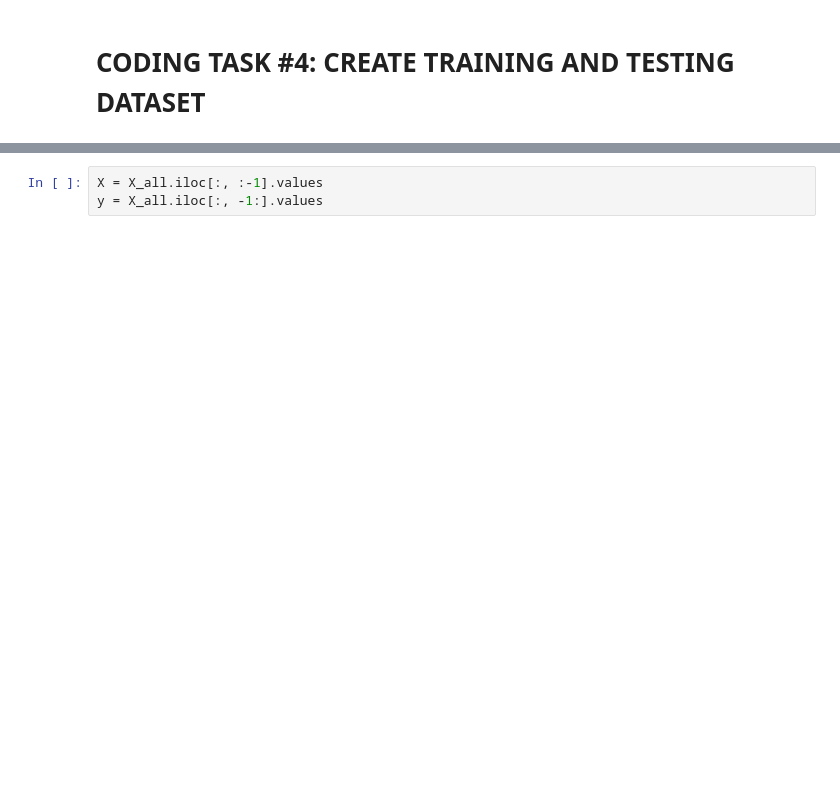
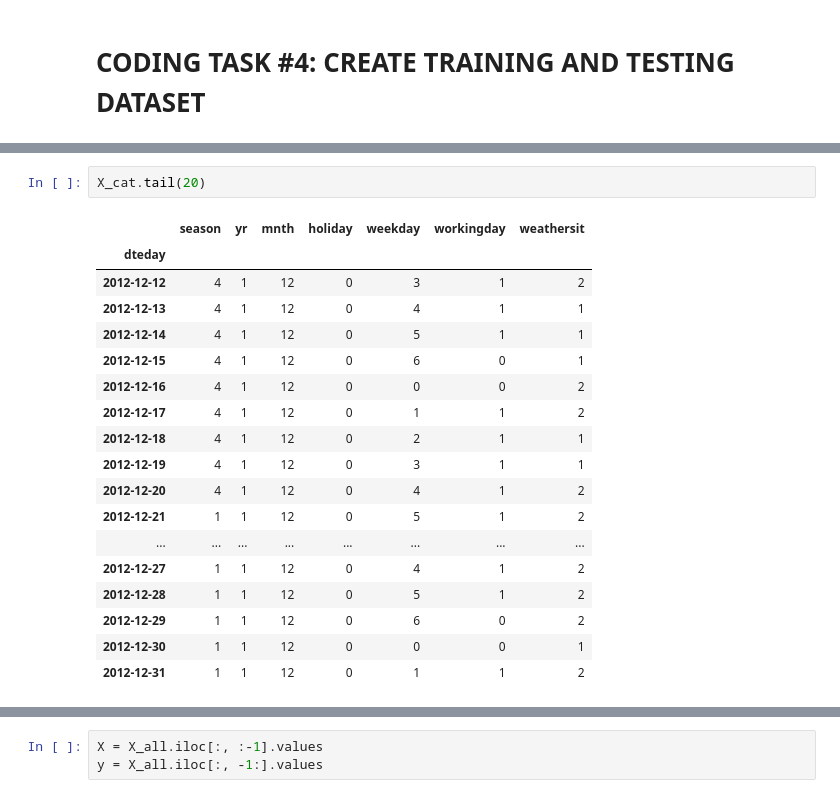
Before and after one commit to t-ateya/ML_ON_AWS, a Jupyter notebook: Hyperparameters Optimization for XG-Boost in SK-Learn.ipynb, the cells around one changed output, grey strips where cells are left out. Saved outputs shown, nothing was run; the diff lists cells and outputs as text; blank space fills up the shorter version.

```diff
--- a/Hyperparameters Optimization for XG-Boost in SK-Learn.ipynb
+++ b/Hyperparameters Optimization for XG-Boost in SK-Learn.ipynb
@@ -265,0 +337,21 @@ X_cat
+# %%
+X_cat.tail(20)
+# %% [output]
+|  | season | yr | mnth | holiday | weekday | workingday | weathersit |
+| dteday |  |  |  |  |  |  |  |
+| 2012-12-12 | 4 | 1 | 12 | 0 | 3 | 1 | 2 |
+| 2012-12-13 | 4 | 1 | 12 | 0 | 4 | 1 | 1 |
+| 2012-12-14 | 4 | 1 | 12 | 0 | 5 | 1 | 1 |
+| 2012-12-15 | 4 | 1 | 12 | 0 | 6 | 0 | 1 |
+| 2012-12-16 | 4 | 1 | 12 | 0 | 0 | 0 | 2 |
+| 2012-12-17 | 4 | 1 | 12 | 0 | 1 | 1 | 2 |
+| 2012-12-18 | 4 | 1 | 12 | 0 | 2 | 1 | 1 |
+| 2012-12-19 | 4 | 1 | 12 | 0 | 3 | 1 | 1 |
+| 2012-12-20 | 4 | 1 | 12 | 0 | 4 | 1 | 2 |
+| 2012-12-21 | 1 | 1 | 12 | 0 | 5 | 1 | 2 |
+| ... | ... | ... | ... | ... | ... | ... | ... |
+| 2012-12-27 | 1 | 1 | 12 | 0 | 4 | 1 | 2 |
+| 2012-12-28 | 1 | 1 | 12 | 0 | 5 | 1 | 2 |
+| 2012-12-29 | 1 | 1 | 12 | 0 | 6 | 0 | 2 |
+| 2012-12-30 | 1 | 1 | 12 | 0 | 0 | 0 | 1 |
+| 2012-12-31 | 1 | 1 | 12 | 0 | 1 | 1 | 2 |
```
Also changed, not shown: parts of 40 cells of this notebook, 11 other files.
